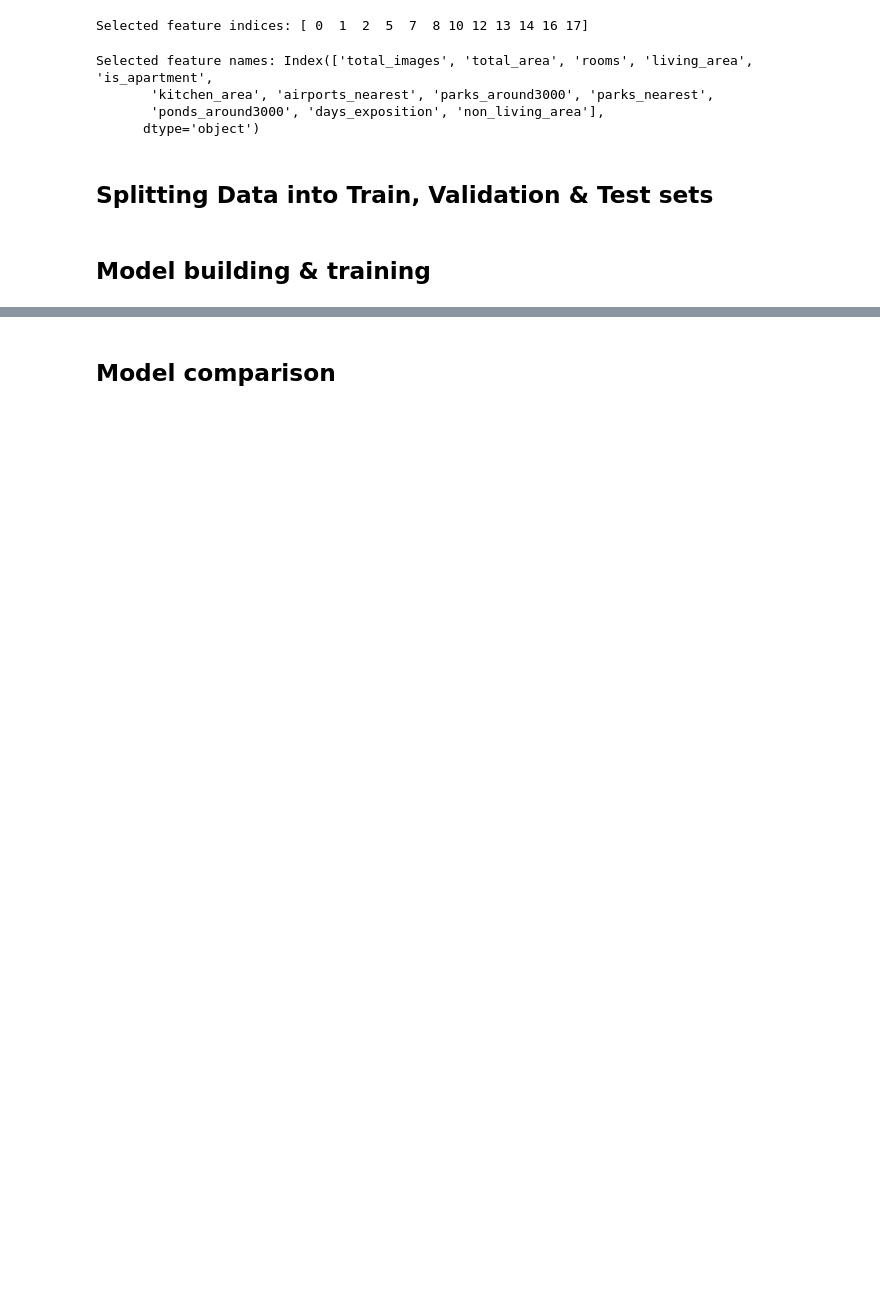
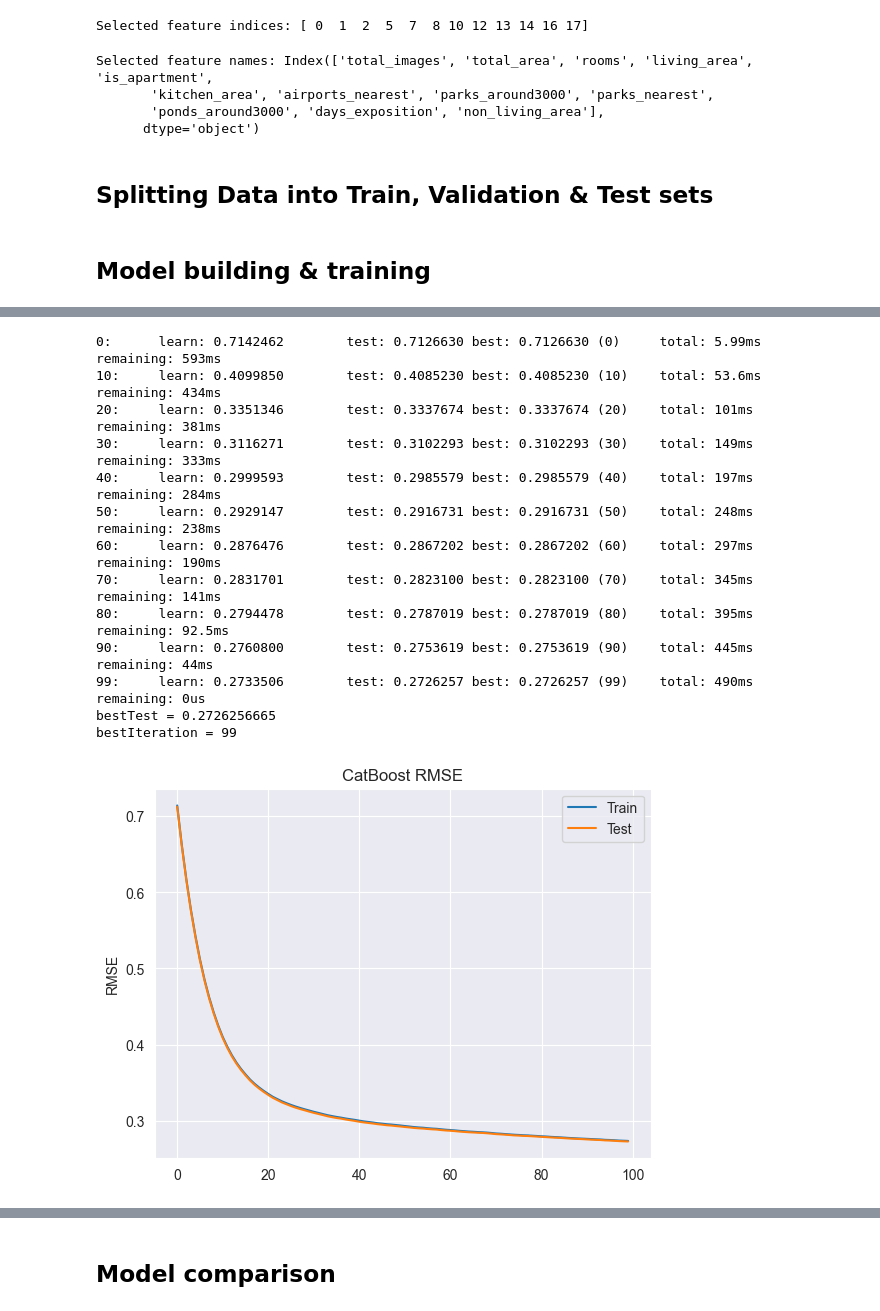
Before and after one commit to Peacetongue/home_less_ai, a Jupyter notebook: Real_estate_price_predictions_.ipynb, the cells around one changed output, grey strips where cells are left out. Drawn from its saved outputs; the diff is of its cells as text; code cells hidden in the pictures; blank space fills up the shorter version.

```diff
--- a/Real_estate_price_predictions_.ipynb
+++ b/Real_estate_price_predictions_.ipynb
@@ -816,3 +893,52 @@ r2 0.9204040047307938
+# %%
+catboost_regressor = CatBoostRegressor(
+    task_type="GPU",
+    devices="0",
+    iterations=100,
+    depth=6,
+    learning_rate=0.1,
+    loss_function='RMSE',
+    random_seed=42,
+    verbose=0  # отключаем дефолтный вывод
+)
+
+train_pool = Pool(X_train, y_train)
+eval_pool = Pool(X_test, y_test)
+
+catboost_regressor.fit(
+    train_pool,
+    eval_set=eval_pool,
+    use_best_model=False,
+    verbose=10
+)
+
+train_errors = catboost_regressor.get_evals_result()['learn']['RMSE']
+test_errors = catboost_regressor.get_evals_result()['validation']['RMSE']
+
+x_axis = range(len(train_errors))
+plt.figure()
+plt.plot(x_axis, train_errors, label='Train')
+plt.plot(x_axis, test_errors, label='Test')
+plt.legend()
+plt.ylabel('RMSE')
+plt.title('CatBoost RMSE')
+plt.grid(True)
+plt.show()
+# %% [output]
+0:      learn: 0.7142462        test: 0.7126630 best: 0.7126630 (0)     total: 5.99ms   remaining: 593ms
+10:     learn: 0.4099850        test: 0.4085230 best: 0.4085230 (10)    total: 53.6ms   remaining: 434ms
+20:     learn: 0.3351346        test: 0.3337674 best: 0.3337674 (20)    total: 101ms    remaining: 381ms
+30:     learn: 0.3116271        test: 0.3102293 best: 0.3102293 (30)    total: 149ms    remaining: 333ms
+40:     learn: 0.2999593        test: 0.2985579 best: 0.2985579 (40)    total: 197ms    remaining: 284ms
+50:     learn: 0.2929147        test: 0.2916731 best: 0.2916731 (50)    total: 248ms    remaining: 238ms
+60:     learn: 0.2876476        test: 0.2867202 best: 0.2867202 (60)    total: 297ms    remaining: 190ms
+70:     learn: 0.2831701        test: 0.2823100 best: 0.2823100 (70)    total: 345ms    remaining: 141ms
+80:     learn: 0.2794478        test: 0.2787019 best: 0.2787019 (80)    total: 395ms    remaining: 92.5ms
+90:     learn: 0.2760800        test: 0.2753619 best: 0.2753619 (90)    total: 445ms    remaining: 44ms
+99:     learn: 0.2733506        test: 0.2726257 best: 0.2726257 (99)    total: 490ms    remaining: 0us
+bestTest = 0.2726256665
+bestIteration = 99
+[figure, added]
 # %%
 from sklearn.neural_network import MLPRegressor
 
```
Also changed, not shown: parts of 24 cells of this notebook.
